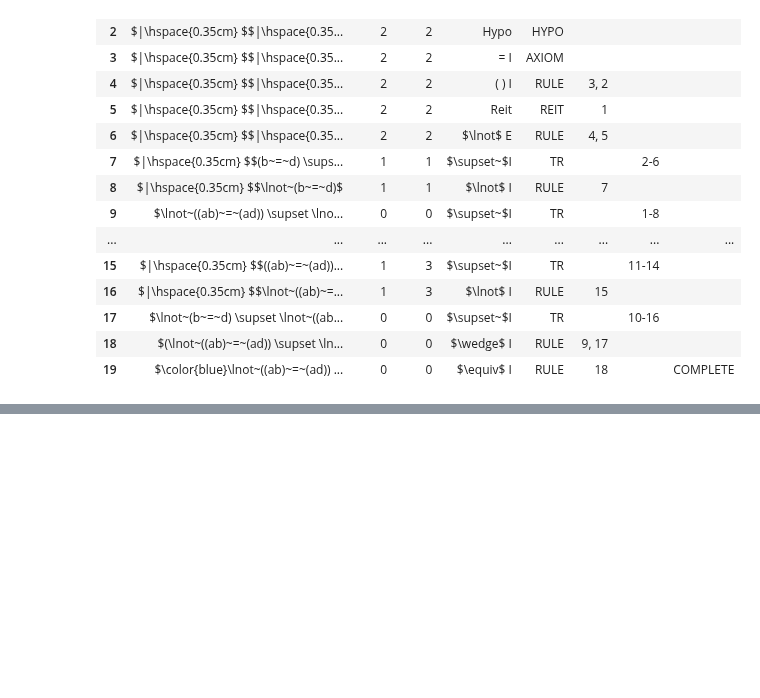
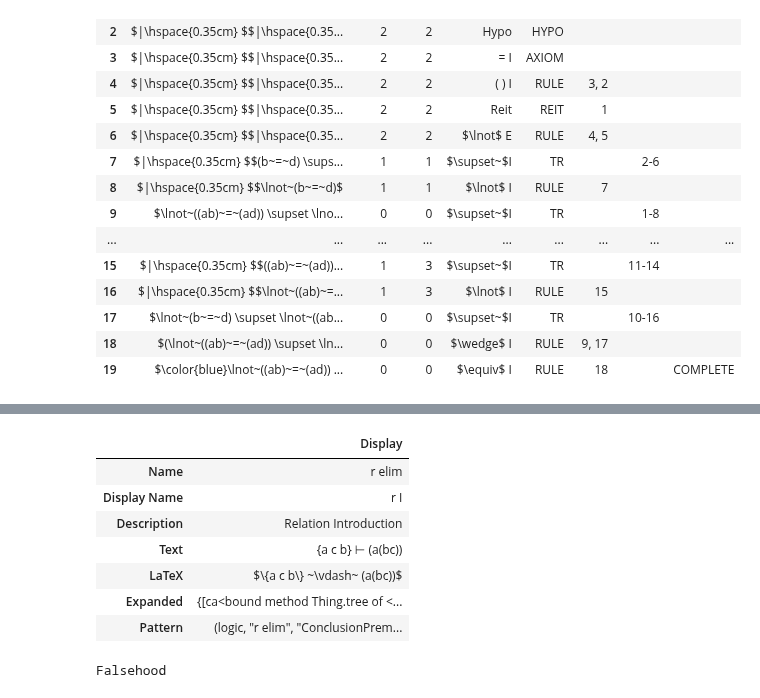
Before and after one commit to FrankHubeny/AltRea, a Jupyter notebook: relation.ipynb, the cells around one changed output, grey strips where cells are left out. Saved outputs shown, nothing was run; the diff lists cells and outputs as text; code cells hidden in the pictures; blank space fills up the shorter version.

```diff
--- a/relation.ipynb
+++ b/relation.ipynb
@@ -613,0 +686,25 @@ p.setlogic()
+# %%
+import pandas as pd
+pd.options.display.max_colwidth=500
+
+p.entailment(
+    name="r elim",
+    displayname="r I",
+    description="Relation Introduction",
+    conclusion=Couple(a, Couple(b, c)),
+    premises=[Relation(a, b, c)],
+    kind="")
+# %% [output]
+|  | Display |
+| Name | r elim |
+| Display Name | r I |
+| Description | Relation Introduction |
+| Text | {a c b} ⊢ (a(bc)) |
+| LaTeX | $\{a c b\} ~\vdash~ (a(bc))$ |
+| Expanded | {[ca<bound method Thing.tree of <... |
+| Pattern | (logic, "r elim", "ConclusionPrem... |
+# %%
+pp = Falsehood()
+print(pp.tree())
+# %% [output]
+Falsehood
```
Also changed, not shown: parts of 14 cells of this notebook, 11 other files.
